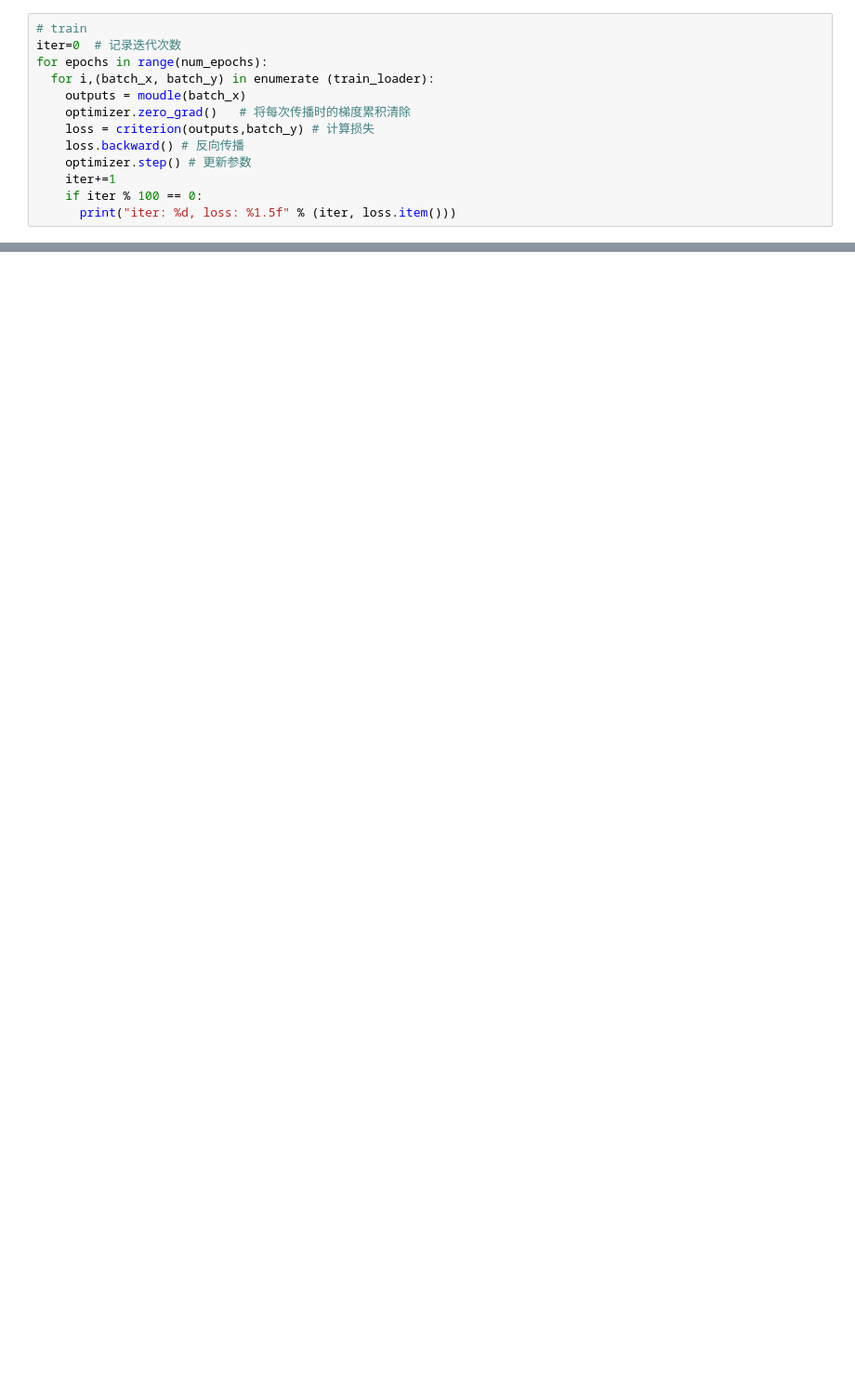
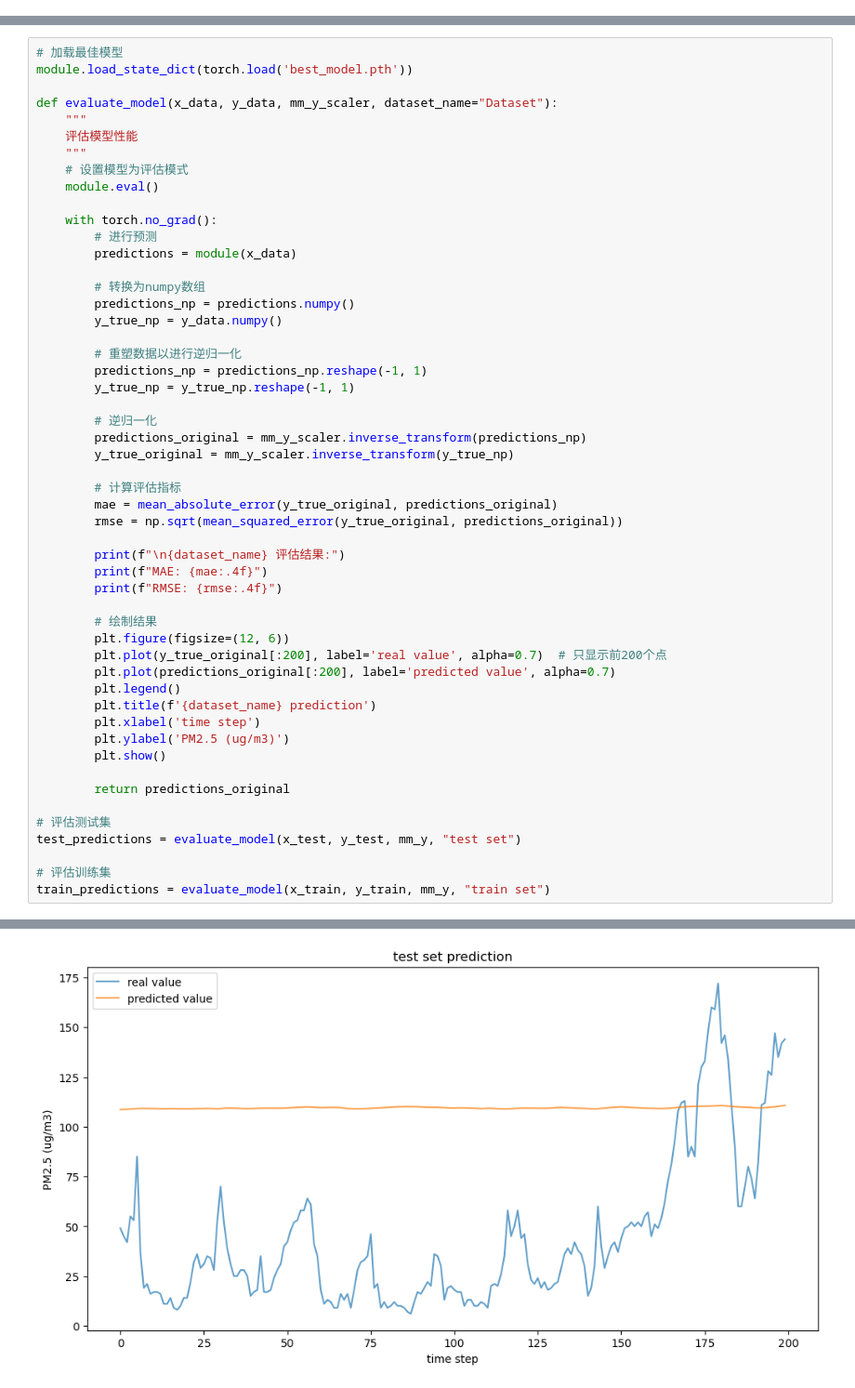
Before and after one commit to wenhao999999999999/Neural-Networks-and-Machine-Learning, a Jupyter notebook: conv_Myself-forecast.ipynb, the cells around one changed output, grey strips where cells are left out. Shown at 93% size. Saved outputs shown, nothing was run; the diff lists cells and outputs as text; blank space fills up the shorter version.

```diff
--- a/conv_Myself-forecast.ipynb
+++ b/conv_Myself-forecast.ipynb
@@ -227,13 +318,0 @@ torch.Size([604, 3, 3])torch.Size([604])torch.Size([543, 3, 3])torch.Size([543])
-# %%
-# train
-iter=0  # 记录迭代次数
-for epochs in range(num_epochs):
-  for i,(batch_x, batch_y) in enumerate (train_loader):
-    outputs = moudle(batch_x)
-    optimizer.zero_grad()   # 将每次传播时的梯度累积清除
-    loss = criterion(outputs,batch_y) # 计算损失
-    loss.backward() # 反向传播
-    optimizer.step() # 更新参数
-    iter+=1
-    if iter % 100 == 0:
-      print("iter: %d, loss: %1.5f" % (iter, loss.item()))
@@ -267,0 +400,53 @@ train_predict = moudle(x_data)
+# %%
+# 加载最佳模型
+module.load_state_dict(torch.load('best_model.pth'))
+
+def evaluate_model(x_data, y_data, mm_y_scaler, dataset_name="Dataset"):
+    """
+    评估模型性能
+    """
+    # 设置模型为评估模式
+    module.eval()
+
+    with torch.no_grad():
+        # 进行预测
+        predictions = module(x_data)
+
+        # 转换为numpy数组
+        predictions_np = predictions.numpy()
+        y_true_np = y_data.numpy()
+
+        # 重塑数据以进行逆归一化
+        predictions_np = predictions_np.reshape(-1, 1)
+        y_true_np = y_true_np.reshape(-1, 1)
+
+        # 逆归一化
+        predictions_original = mm_y_scaler.inverse_transform(predictions_np)
+        y_true_original = mm_y_scaler.inverse_transform(y_true_np)
+
+        # 计算评估指标
+        mae = mean_absolute_error(y_true_original, predictions_original)
+        rmse = np.sqrt(mean_squared_error(y_true_original, predictions_original))
+
+        print(f"\n{dataset_name} 评估结果:")
+        print(f"MAE: {mae:.4f}")
+        print(f"RMSE: {rmse:.4f}")
+
+        # 绘制结果
+        plt.figure(figsize=(12, 6))
+        plt.plot(y_true_original[:200], label='real value', alpha=0.7)  # 只显示前200个点
+        plt.plot(predictions_original[:200], label='predicted value', alpha=0.7)
+        plt.legend()
+        plt.title(f'{dataset_name} prediction')
+        plt.xlabel('time step')
+        plt.ylabel('PM2.5 (ug/m3)')
+        plt.show()
+
+        return predictions_original
+
+# 评估测试集
+test_predictions = evaluate_model(x_test, y_test, mm_y, "test set")
+
+# 评估训练集
+train_predictions = evaluate_model(x_train, y_train, mm_y, "train set")
+# %% [output]
@@ -267,0 +456 @@ train_predict = moudle(x_data)
+[figure, added]
```
Also changed, not shown: parts of 18 cells of this notebook, 2 other files.
